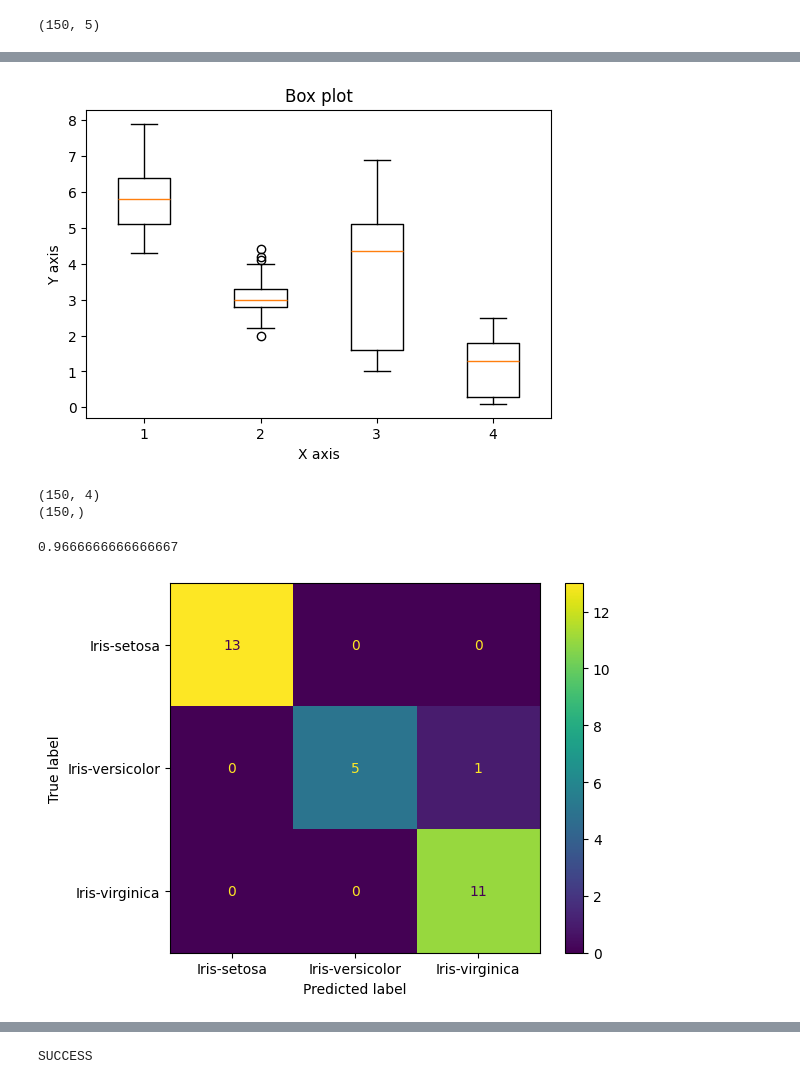
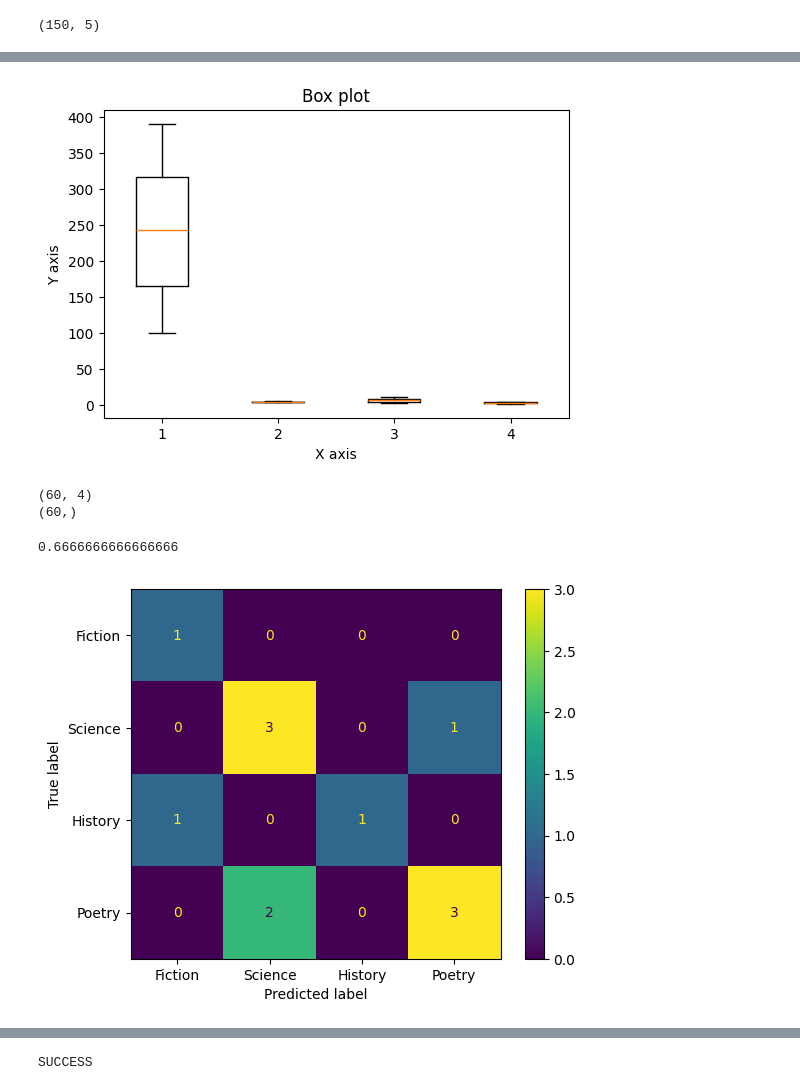
Before and after one commit to sumitrijal1/ai, a Jupyter notebook: lab1.ipynb, the cells around one changed output, grey strips where cells are left out. Drawn from its saved outputs; the diff is of its cells as text; code cells hidden in the pictures.

```diff
--- a/lab1.ipynb
+++ b/lab1.ipynb
@@ -3,6 +3,6 @@ import pandas as pd
 import numpy as np
 import matplotlib.pyplot as plt
 # %%
-df=pd.read_csv('iris.csv')
+df=pd.read_csv('books.csv')
 print(df.head())
 # %% [output]
@@ -29,12 +29,12 @@ plt.show()
 # %%
 plt.figure(figsize=(6,4))
-plt.boxplot(x=df.drop(columns=['Species']));
+plt.boxplot(x=df.drop(columns=['Genre']));
 plt.xlabel("X axis")
 plt.ylabel("Y axis")
 plt.title("Box plot")
 plt.savefig("boxplot.svg",format="svg")
 plt.show()
 # %% [output]
-[figure, old version]
+[figure, new version]
 # %%
 #split into x and y
@@ -46,14 +46,14 @@ y=df["Species"]
 # %%
 #split into training and testing set
 from sklearn.model_selection import train_test_split
-X= df.drop(columns=['Species'])
-y=df['Species']
+X= df.drop(columns=['Genre'])
+y=df['Genre']
 print(X.shape)
 print(y.shape)
 X_train,X_test,y_train,y_test = train_test_split(X,y,test_size = 0.2,random_state=123)
 # %% [output]
-(150, 4)
-(150,)
+(60, 4)
+(60,)
 # %%
 from sklearn.neighbors import KNeighborsClassifier
 from sklearn.metrics import accuracy_score , classification_report
@@ -64,16 +64,16 @@ knn.fit(X_train,y_train)
 y_pred=knn.predict(X_test)
 accuracy_score(y_test,y_pred)
 # %% [output]
-0.9666666666666667
+0.6666666666666666
 # %%
 cm =confusion_matrix(y_test,y_pred)
-cm_plot = ConfusionMatrixDisplay(confusion_matrix=cm,display_labels=df['Species'].unique())
+cm_plot = ConfusionMatrixDisplay(confusion_matrix=cm,display_labels=df['Genre'].unique())
 
 cm_plot.plot()
 plt.savefig("cm.png")
 plt.show()
 # %% [output]
-[figure, old version]
+[figure, new version]
 # %%
 X_test
 # %% [output]
```
Also changed, not shown: parts of 6 cells of this notebook, 7 other files.
